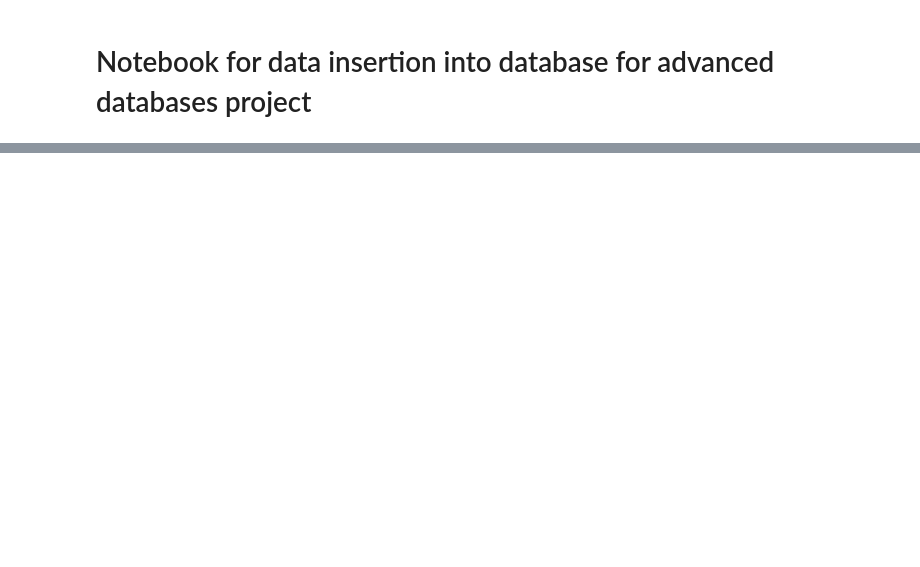
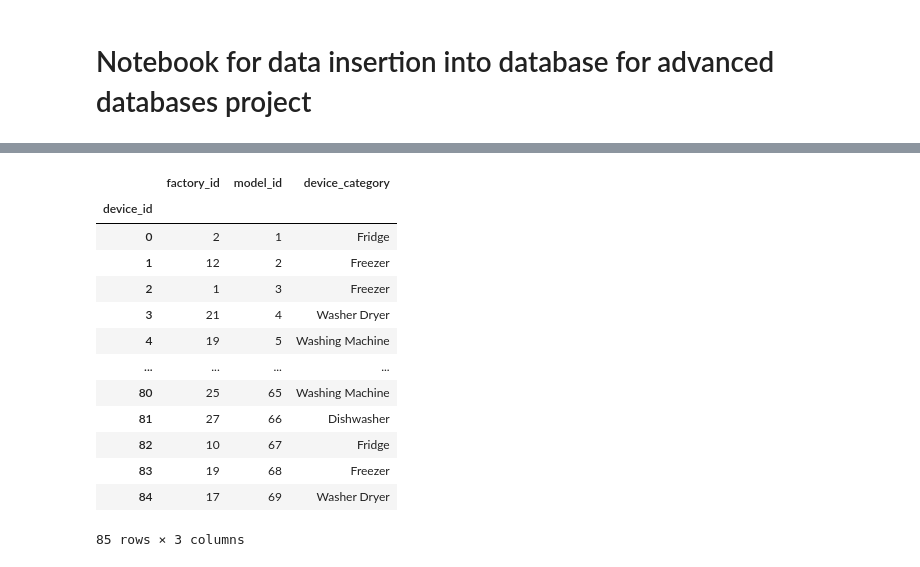
Before and after one commit to wkula/ADB_project, a Jupyter notebook: Data_insert.ipynb, the cells around one changed output, grey strips where cells are left out. Saved outputs shown, nothing was run; the diff lists cells and outputs as text; code cells hidden in the pictures; blank space fills up the shorter version.

```diff
--- a/Data_insert.ipynb
+++ b/Data_insert.ipynb
@@ -231,33 +226,50 @@ factory.index.name = 'factory_id'
 model.rename(columns={'Unnamed: 3' : 'model_name'}, inplace=True)
 # model.dropna(how='all', inplace=True)
 model[model.isna()] = ' Unknown'
 model.drop_duplicates(inplace=True)
 model.reset_index(inplace=True)
 model.drop(columns=['index'], inplace=True)
 model.index.name = 'model_id'
 
 device.rename(columns={'Unnamed: 2' : 'factory_id', 'Unnamed: 3' : 'model_id',
                        'Aggregate' : 'device_category'}, inplace=True)
 # device.dropna(thresh=2, inplace=True)
 # device.dropna(how='all', inplace=True)
 
 # iteration for device category to map Freezer(1) to Freezer etc.
 for index, row in device.iterrows():
     device.loc[index, 'device_category'] = row['device_category'].split('(')[0]
 
 device[device.isna()] = ' Unknown'
 device.drop_duplicates(inplace=True)
 device.reset_index(inplace=True)
 device.drop(columns=['index'], inplace=True)
 device.index.name = 'device_id'
 
 for index, row in factory.iterrows():
     for i in device[device['factory_id'] == row['factory_name']].index:
         device.loc[i]['factory_id'] = index + 1  # Postgres start counting from 1 instead of 0
 
 for index, row in model.iterrows():
     for i in device[device['model_id'] == row['model_name']].index:
         device.loc[i]['model_id'] = index + 1
+
+device
+# %% [output]
+|  | factory_id | model_id | device_category |
+| device_id |  |  |  |
+| 0 | 2 | 1 | Fridge |
+| 1 | 12 | 2 | Freezer |
+| 2 | 1 | 3 | Freezer |
+| 3 | 21 | 4 | Washer Dryer |
+| 4 | 19 | 5 | Washing Machine |
+| ... | ... | ... | ... |
+| 80 | 25 | 65 | Washing Machine |
+| 81 | 27 | 66 | Dishwasher |
+| 82 | 10 | 67 | Fridge |
+| 83 | 19 | 68 | Freezer |
+| 84 | 17 | 69 | Washer Dryer |
+85 rows × 3 columns
 # %%
 HomeData_Table = pd.read_csv('MetaData_Tables.csv', sep='\t', header=1, nrows=20)
 # HomeData_Table
```
Also changed, not shown: parts of 5 cells of this notebook.
